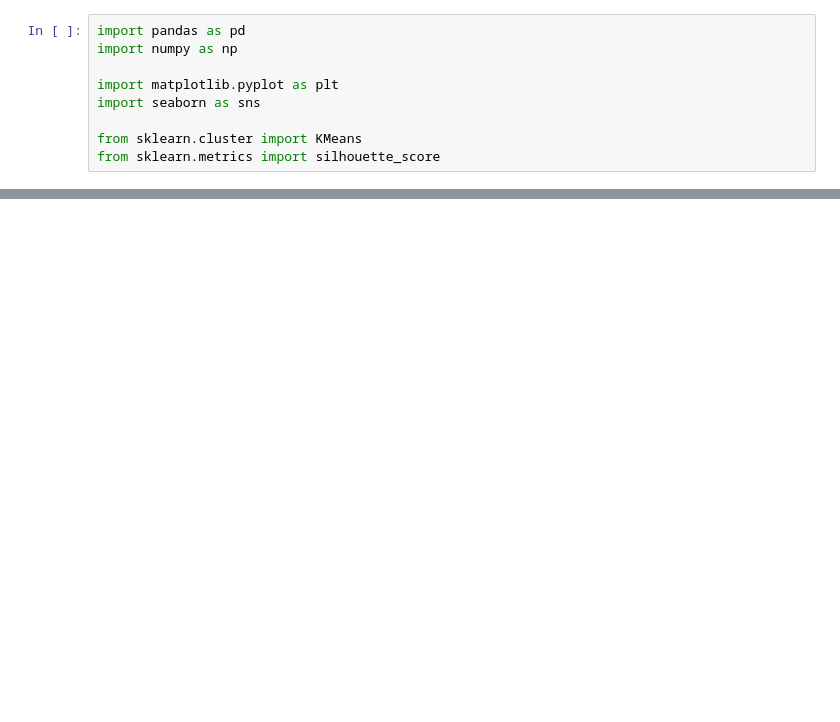
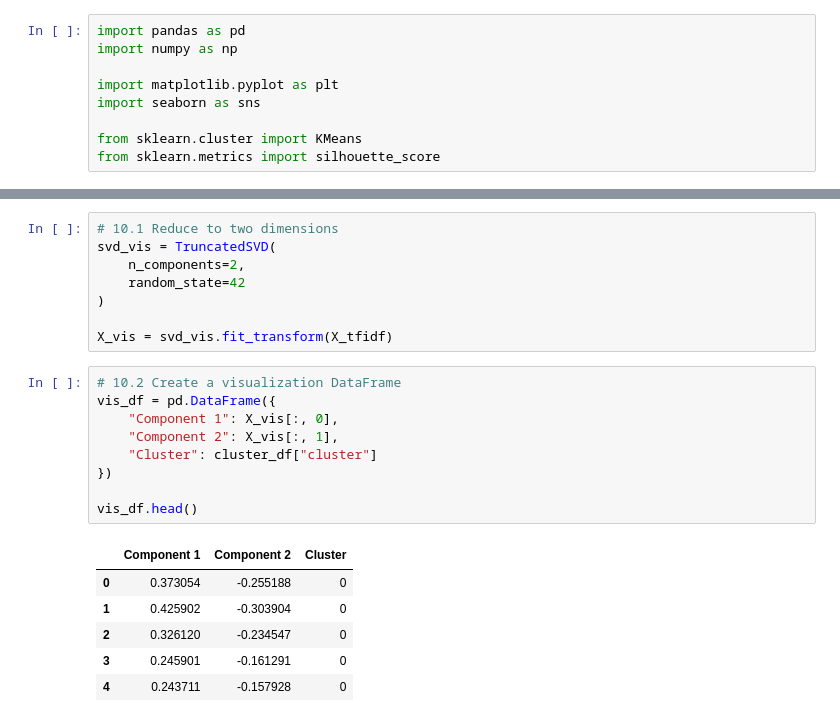
Before and after one commit to Casildagsf/IRONHACK-AI-PROJECT3, a Jupyter notebook: Clustering/base_line_C.ipynb, the cells around one changed output, grey strips where cells are left out. Drawn from its saved outputs; the diff is of its cells as text; blank space fills up the shorter version.

```diff
--- a/Clustering/base_line_C.ipynb
+++ b/Clustering/base_line_C.ipynb
@@ -53,0 +399,24 @@ dtype: int64
+# %%
+# 10.1 Reduce to two dimensions
+svd_vis = TruncatedSVD(
+    n_components=2,
+    random_state=42
+)
+
+X_vis = svd_vis.fit_transform(X_tfidf)
+# %%
+# 10.2 Create a visualization DataFrame
+vis_df = pd.DataFrame({
+    "Component 1": X_vis[:, 0],
+    "Component 2": X_vis[:, 1],
+    "Cluster": cluster_df["cluster"]
+})
+
+vis_df.head()
+# %% [output]
+|  | Component 1 | Component 2 | Cluster |
+| 0 | 0.373054 | -0.255188 | 0 |
+| 1 | 0.425902 | -0.303904 | 0 |
+| 2 | 0.326120 | -0.234547 | 0 |
+| 3 | 0.245901 | -0.161291 | 0 |
+| 4 | 0.243711 | -0.157928 | 0 |
```
Also changed, not shown: parts of 40 cells of this notebook.
